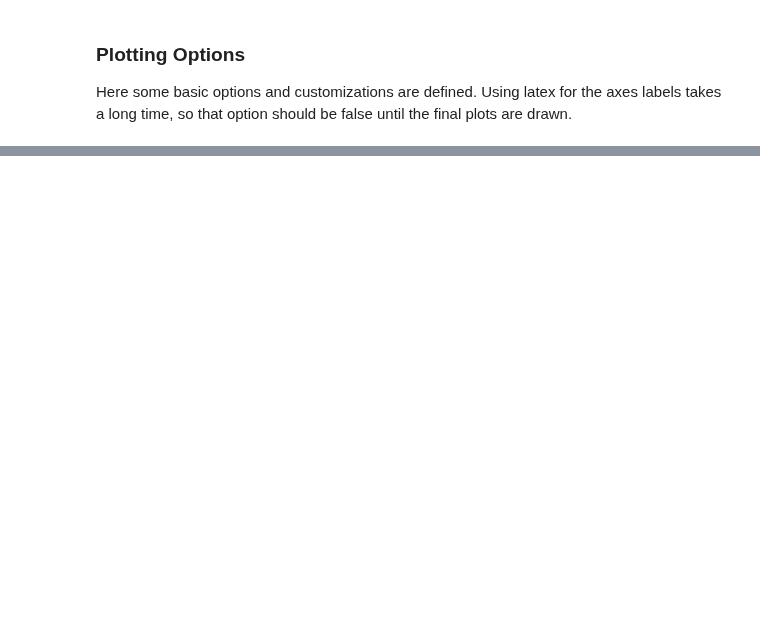
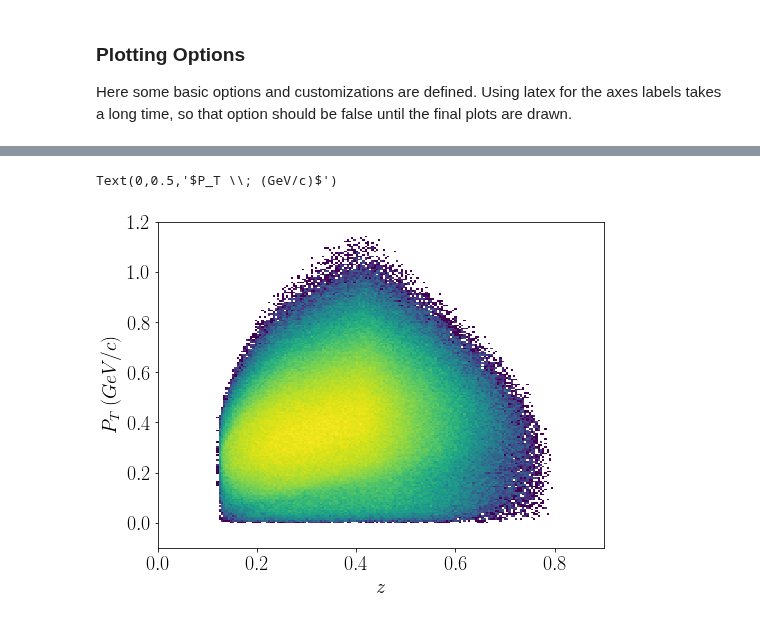
Before and after one commit to dmriser/python-analysis, a Jupyter notebook: kaon-bsa/notebooks/1.0-plot-kinematics.ipynb, the cells around one changed output, grey strips where cells are left out. Saved outputs shown, nothing was run; the diff lists cells and outputs as text; code cells hidden in the pictures; blank space fills up the shorter version.

```diff
--- a/kaon-bsa/notebooks/1.0-plot-kinematics.ipynb
+++ b/kaon-bsa/notebooks/1.0-plot-kinematics.ipynb
@@ -163,3 +196,17 @@ ax.hist2d(nom_data['x'], nom_data['q2'],
+# %%
+fig = plt.figure(figsize=(8,6))
+ax = fig.add_subplot(1,1,1)
+ax.hist2d(
+    nom_data['z'],
+    nom_data['pt'],
+    bins = [np.linspace(0, 0.9, 200), np.linspace(-0.1, 1.2, 200)],
+    norm = LogNorm()
+);
+ax.set_xlabel('$z$')
+ax.set_ylabel('$P_T \; (GeV/c)$')
+# %% [output]
+Text(0,0.5,'$P_T \\; (GeV/c)$')
+[figure, added]
 # %%
 fig = plt.figure(figsize=(8,6))
 ax = fig.add_subplot(1,1,1)
```
Also changed, not shown: parts of 14 cells of this notebook.
